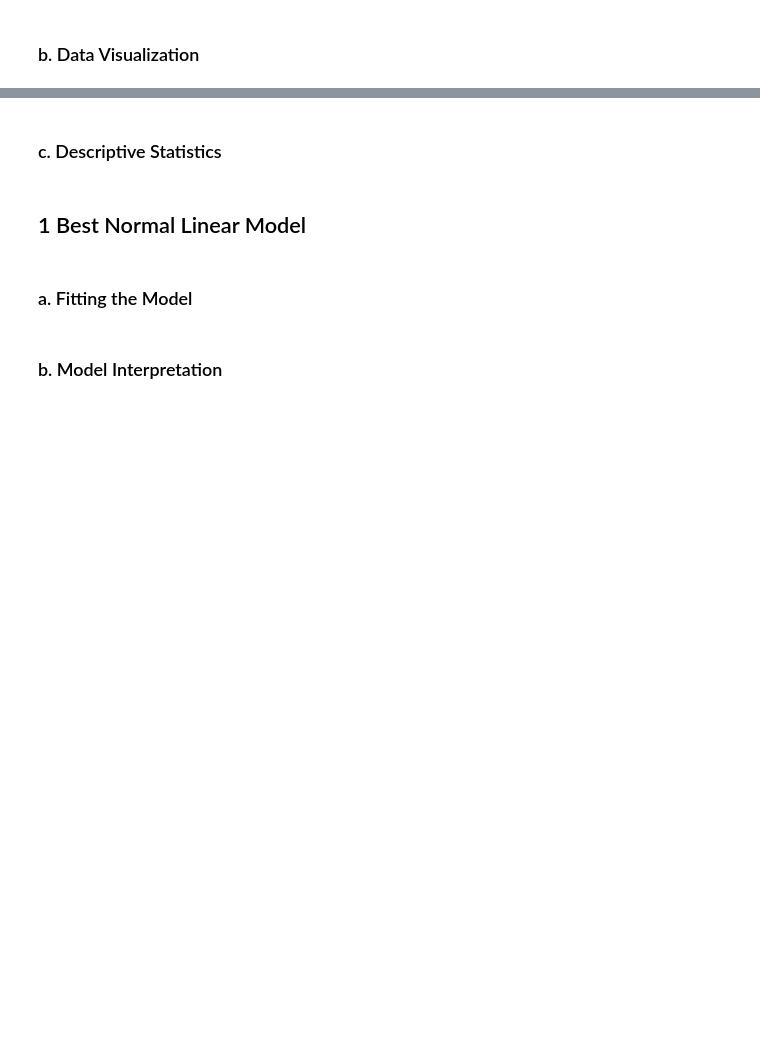
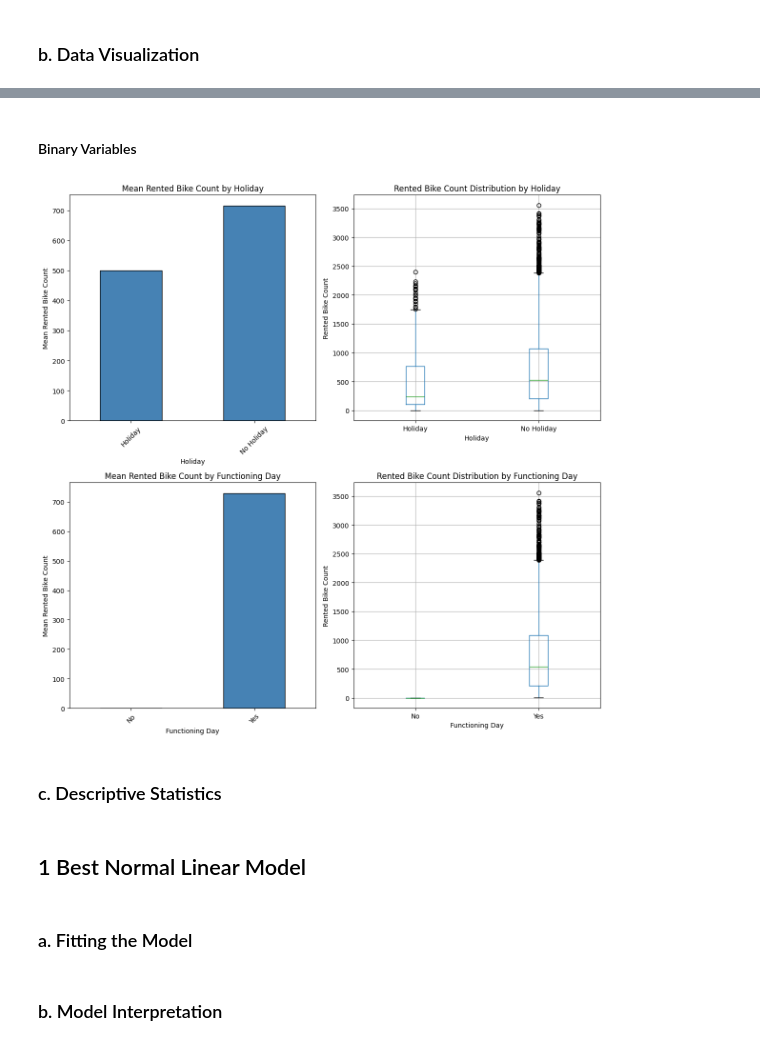
Before and after one commit to RajGosain13/ASDA-2-Final, a Jupyter notebook: Final Report.ipynb, the cells around one changed output, grey strips where cells are left out. Cells and saved outputs as stored; diff of their text form; code cells hidden in the pictures; blank space fills up the shorter version.

```diff
--- a/Final Report.ipynb
+++ b/Final Report.ipynb
@@ -11,3 +105,43 @@ Raj Gosain: rgosain3@jhu.edu
+# %% [markdown]
+#### Binary Variables
+# %%
+fig, axs = plt.subplots(2, 2, figsize=(12, 12))
+axs = axs.flatten()
+
+i = 0
+for col in binary_cols:
+    if col != Y:
+
+        # --- Proportion bar plot ---
+        prop = df.groupby(col)[Y].mean()
+        ax = axs[i]
+
+        prop.plot(kind='bar', color='steelblue', edgecolor='black', ax=ax)
+        ax.set_title(f'Mean {Y} by {col}')
+        ax.set_ylabel(f'Mean {Y}')
+        ax.set_xlabel(col)
+        ax.set_xticks(range(len(prop.index)))
+        ax.set_xticklabels(prop.index.astype(str), rotation=45)
+
+        i += 1
+
+        # --- Boxplot ---
+        ax = axs[i]
+        df.boxplot(column=Y, by=col, ax=ax)
+
+        ax.set_title(f'{Y} Distribution by {col}')
+        ax.set_xlabel(col)
+        ax.set_ylabel(Y)
+
+        # Remove the automatic "Boxplot grouped by col" super-title
+        plt.suptitle("")
+
+        i += 1
+
+plt.tight_layout()
+plt.show()
+# %% [output]
+[figure, added]
 # %% [markdown]
 ### c. Descriptive Statistics
 # %% [markdown]
```
Also changed, not shown: parts of 7 cells of this notebook.
